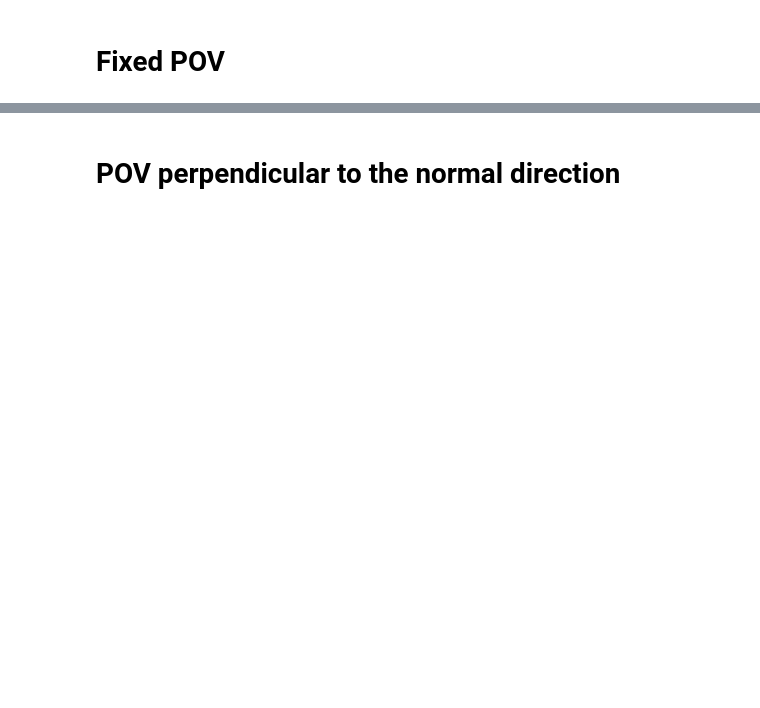
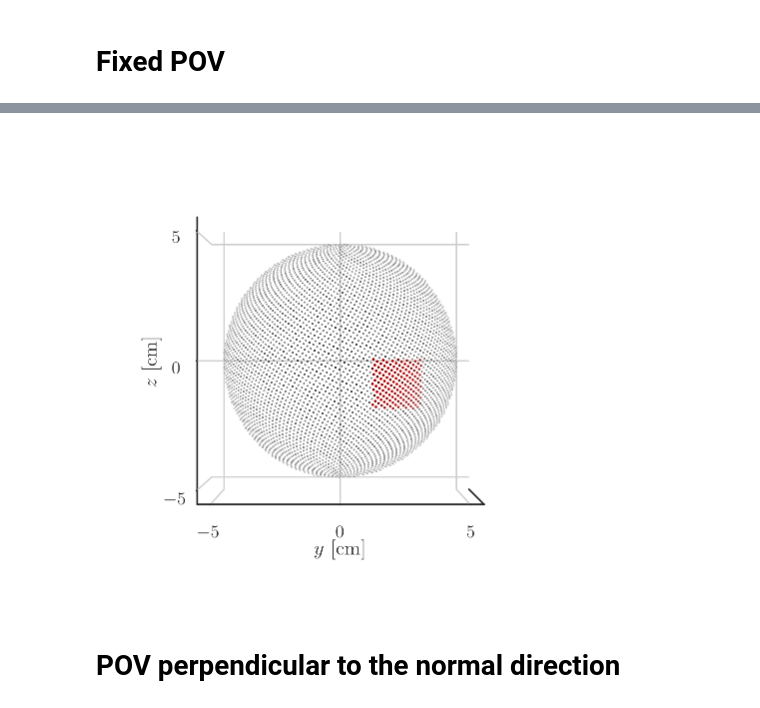
Before and after one commit to akapet00/phd-dissertation-topic, a Jupyter notebook: code/05-hotspot-region-detection.ipynb, the cells around one changed output, grey strips where cells are left out. Drawn from its saved outputs; the diff is of its cells as text; code cells hidden in the pictures; blank space fills up the shorter version.

```diff
--- a/code/05-hotspot-region-detection.ipynb
+++ b/code/05-hotspot-region-detection.ipynb
@@ -181,21 +191,23 @@ with set_defense_context():
 # %%
 with set_defense_context():
     fig = plt.figure(figsize=(5, 5))
     ax = plt.axes(projection ='3d')
-    ax.scatter(*xyz_visible.T, c='k', s=1)
-    ax.scatter(*ctrl_nbhd.T, c='r')
+    ax.scatter(*xyz_visible.T, c='k', s=0.1)
+    ax.scatter(*ctrl_nbhd.T, c='r', s=1)
     ax.set(xlabel='', ylabel='$y$ [cm]', zlabel='$z$ [cm]',
            xticks=[], xticklabels=[],
            yticks=[-r, 0, r],
            zticks=[-r, 0, r])
     ax.xaxis.set_pane_color((1.0, 1.0, 1.0, 1.0))
     ax.yaxis.set_pane_color((1.0, 1.0, 1.0, 1.0))
     ax.zaxis.set_pane_color((1.0, 1.0, 1.0, 1.0))
     ax.set_box_aspect([1, 1, 1])
     ax = set_axes_equal(ax)
     ax.view_init(0, 0)
     fig.tight_layout()
     plt.show()
+# %% [output]
+[figure, added]
 # %% [markdown]
 # POV perpendicular to the normal direction
 # %%
```
Also changed, not shown: parts of 19 cells of this notebook.
